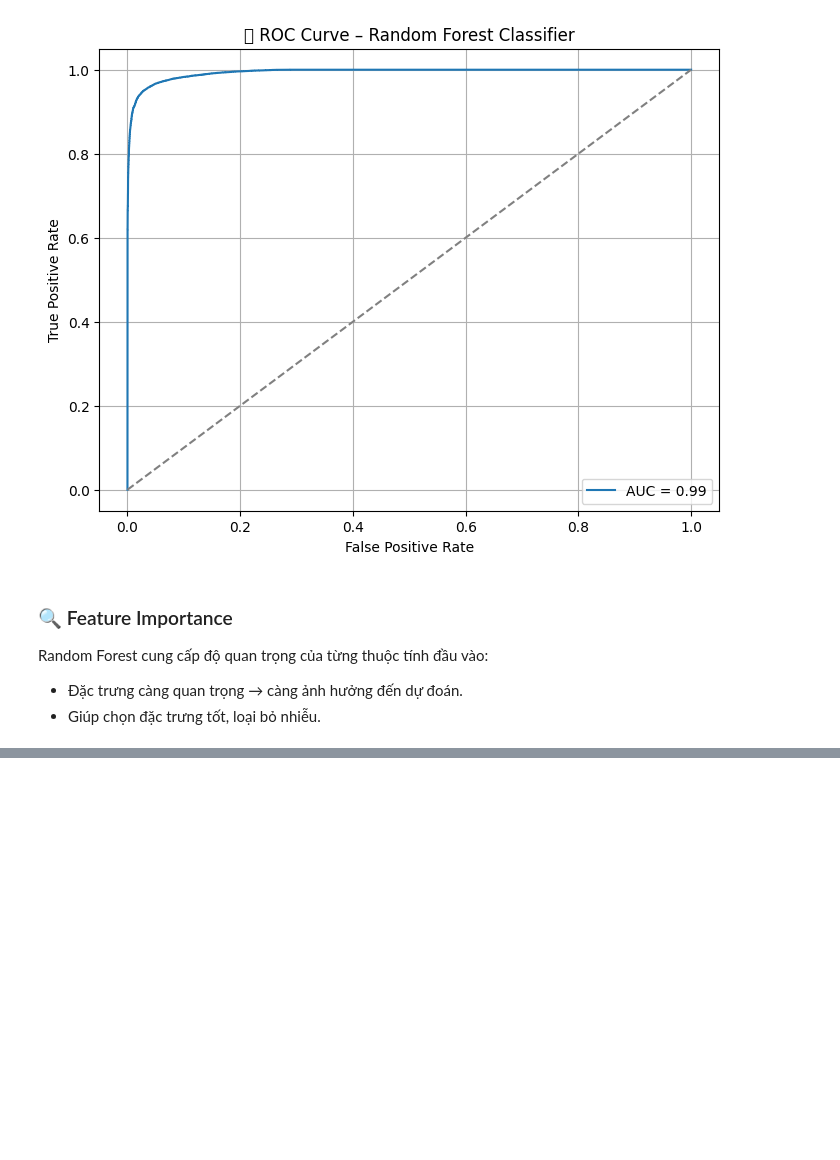
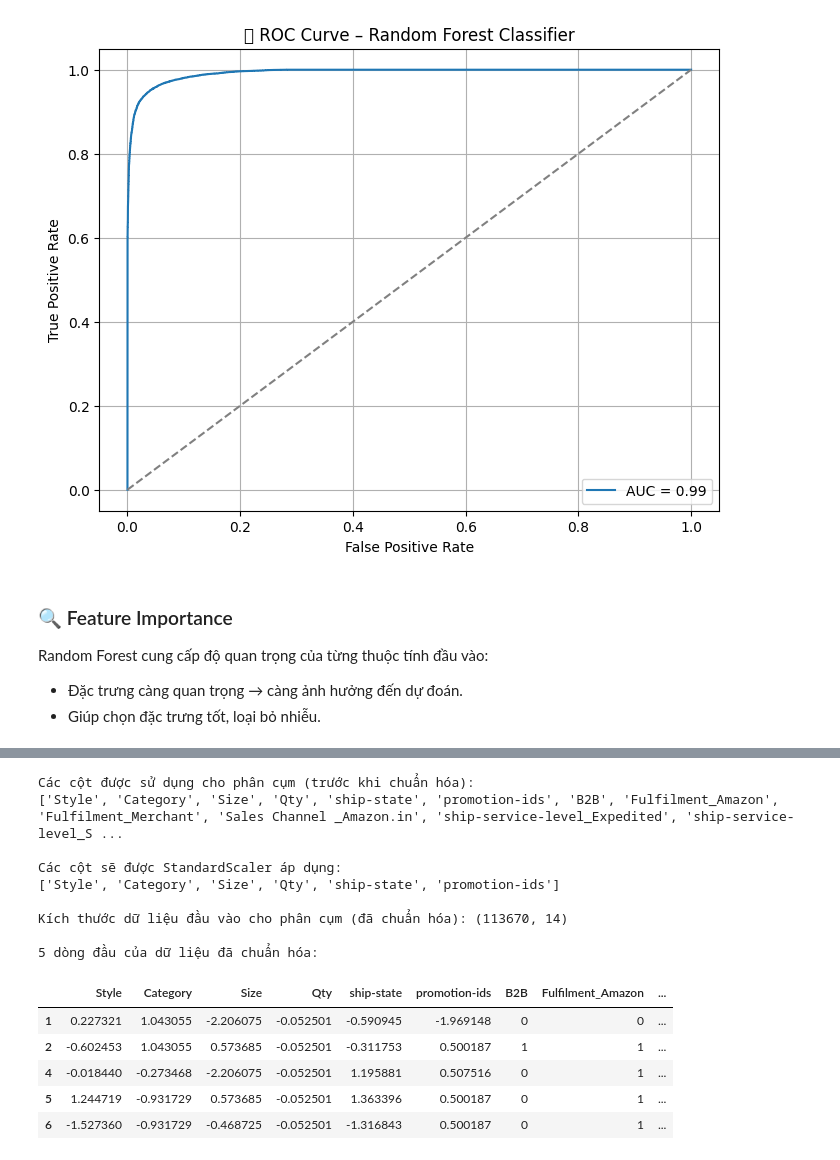
Before and after one commit to bin-bard/data-mining-amazon-sales, a Jupyter notebook: Final.ipynb, the cells around one changed output, grey strips where cells are left out. Cells and saved outputs as stored; diff of their text form; code cells hidden in the pictures; blank space fills up the shorter version.

```diff
--- a/Final.ipynb
+++ b/Final.ipynb
@@ -901,0 +907,60 @@ plt.show()
+# %%
+from sklearn.preprocessing import StandardScaler
+from sklearn.cluster import KMeans
+from sklearn.decomposition import PCA # Để trực quan hóa
+from sklearn.metrics import silhouette_score
+import matplotlib.pyplot as plt
+import seaborn as sns
+import numpy as np
+import pandas as pd
+
+# Sử dụng df_model đã được mã hóa và tiền xử lý ở các bước trên
+df_for_clustering_input = df_model.copy()
+
+cols_to_drop_for_clustering = [
+    'Amount', 'Cancelled', 'Order ID', 'SKU', 'ASIN', 'ship-postal-code'
+]
+X_cluster = df_for_clustering_input.drop(columns=[col for col in cols_to_drop_for_clustering if col in df_for_clustering_input.columns], errors='ignore')
+
+print("Các cột được sử dụng cho phân cụm (trước khi chuẩn hóa):")
+print(X_cluster.columns.tolist())
+
+for col in X_cluster.columns:
+    if X_cluster[col].dtype == 'bool':
+        X_cluster[col] = X_cluster[col].astype(int)
+    elif X_cluster[col].nunique() == 2 and X_cluster[col].min() == 0 and X_cluster[col].max() == 1:
+         if X_cluster[col].dtype not in ['int64', 'int32']:
+            X_cluster[col] = X_cluster[col].astype(int)
+
+cols_to_scale = [col for col in X_cluster.columns
+                   if (X_cluster[col].dtype in ['int64', 'int32', 'float64']) and (X_cluster[col].nunique() > 2)]
+
+print("\nCác cột sẽ được StandardScaler áp dụng:")
+print(cols_to_scale)
+
+X_cluster_scaled = X_cluster.copy()
+if cols_to_scale:
+    scaler_cluster = StandardScaler()
+    X_cluster_scaled[cols_to_scale] = scaler_cluster.fit_transform(X_cluster[cols_to_scale])
+else:
+    print("Không có cột nào cần áp dụng StandardScaler.")
+
+print("\nKích thước dữ liệu đầu vào cho phân cụm (đã chuẩn hóa):", X_cluster_scaled.shape)
+print("\n5 dòng đầu của dữ liệu đã chuẩn hóa:")
+display(X_cluster_scaled.head())
+# %% [output]
+Các cột được sử dụng cho phân cụm (trước khi chuẩn hóa):
+['Style', 'Category', 'Size', 'Qty', 'ship-state', 'promotion-ids', 'B2B', 'Fulfilment_Amazon', 'Fulfilment_Merchant', 'Sales Channel _Amazon.in', 'ship-service-level_Expedited', 'ship-service-level_S ...
+
+Các cột sẽ được StandardScaler áp dụng:
+['Style', 'Category', 'Size', 'Qty', 'ship-state', 'promotion-ids']
+
+Kích thước dữ liệu đầu vào cho phân cụm (đã chuẩn hóa): (113670, 14)
+
+5 dòng đầu của dữ liệu đã chuẩn hóa:
+|  | Style | Category | Size | Qty | ship-state | promotion-ids | B2B | Fulfilment_Amazon | ... |
+| 1 | 0.227321 | 1.043055 | -2.206075 | -0.052501 | -0.590945 | -1.969148 | 0 | 0 | ... |
+| 2 | -0.602453 | 1.043055 | 0.573685 | -0.052501 | -0.311753 | 0.500187 | 1 | 1 | ... |
+| 4 | -0.018440 | -0.273468 | -2.206075 | -0.052501 | 1.195881 | 0.507516 | 0 | 1 | ... |
+| 5 | 1.244719 | -0.931729 | 0.573685 | -0.052501 | 1.363396 | 0.500187 | 0 | 1 | ... |
+| 6 | -1.527360 | -0.931729 | -0.468725 | -0.052501 | -1.316843 | 0.500187 | 0 | 1 | ... |
```
Also changed, not shown: parts of 16 cells of this notebook, 1 other file.
